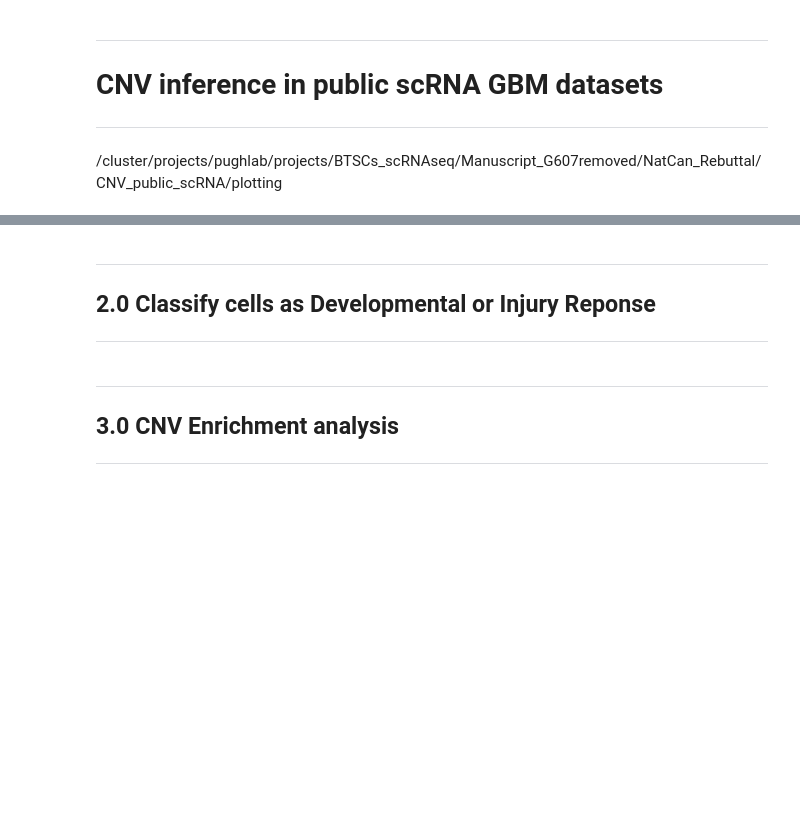
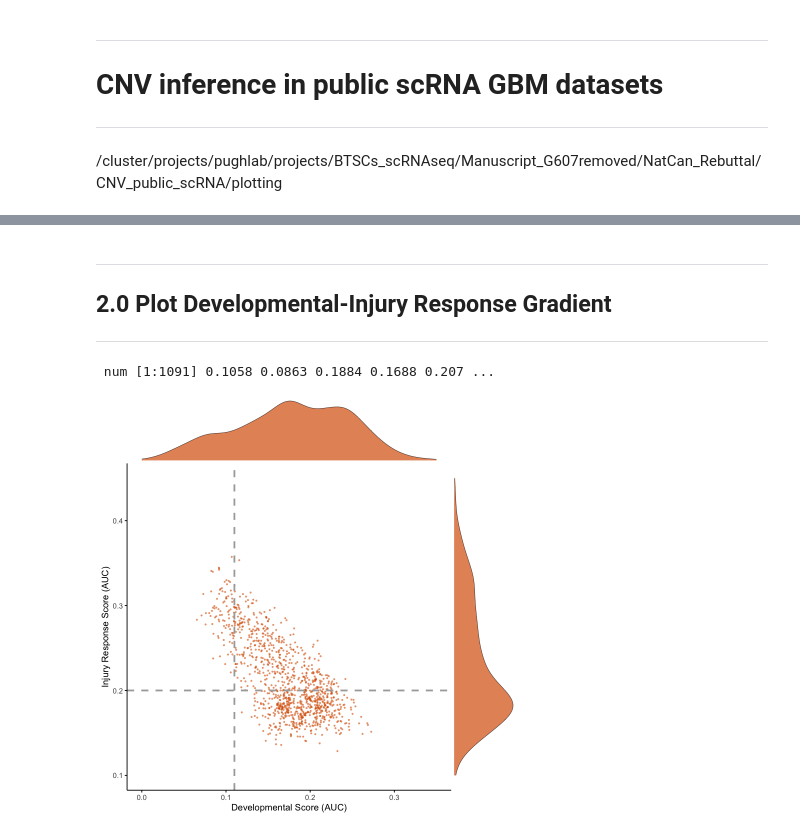
Before and after one commit to pughlab/su2c-gsc-scrna, a Jupyter notebook: bin/NatCan_Rebuttal_June2020/CNV_public_scRNA_plotting.ipynb, the cells around one changed output, grey strips where cells are left out. Drawn from its saved outputs; the diff is of its cells as text; code cells hidden in the pictures; blank space fills up the shorter version.

```diff
--- a/bin/NatCan_Rebuttal_June2020/CNV_public_scRNA_plotting.ipynb
+++ b/bin/NatCan_Rebuttal_June2020/CNV_public_scRNA_plotting.ipynb
@@ -17,8 +272,4 @@ cnv.dat <-
 # %% [markdown]
 ---
-## 2.0 Classify cells as Developmental or Injury Reponse
+## 2.0 Plot Developmental-Injury Response Gradient
 ---
-# %% [markdown]
----
-## 3.0 CNV Enrichment analysis
----
@@ -24,0 +278,34 @@ cnv.dat <-
+# %%
+darmanis <- readRDS("./Darmanis/Darmanis_AUCell_Scores.rds")
+neftel <- readRDS("./Neftel/Neftel_AUCell_Scores.rds")
+combo.dat <- readRDS("~/Desktop/H4H/pughlab/projects/BTSCs_scRNAseq/Manuscript_G607removed/NatCan_Rebuttal/Nuclei_rescore/GSC_GBM_NuclieLive_Meta.rds")
+# %%
+str(darmanis$Developmental_GSC_AUC)
+# %% [output]
+ num [1:1091] 0.1058 0.0863 0.1884 0.1688 0.207 ...
+# %%
+d <- ggscatterhist(darmanis,
+              x = "Developmental_GSC_AUC",
+              y = "InjuryResponse_GSC_AUC",
+              #palette = brewer.pal(length(unique(darmanis$PatientID)), "Dark2"),
+              color = brewer.pal(length(unique(darmanis$PatientID)), "Dark2")[2],
+              size = 0.5,
+              alpha = 0.5,
+              xlab = "Developmental Score (AUC)",
+              ylab = "Injury Response Score (AUC)",
+              #ellipse = TRUE,
+              #ellipse.type = "confidence",
+              margin.params = list(fill = brewer.pal(length(unique(darmanis$PatientID)), "Dark2")[2], color = "black", size = 0.2),
+              ggtheme = theme_classic(),
+              #ellipse.alpha = 0
+            ylim = c(0.1,0.45),
+              xlim = c(0,0.35),
+             print = F
+             )
+
+d$sp <- d$sp +
+geom_hline(yintercept = 0.2, linetype = "dashed", lwd = 1, color = "darkgrey") +
+geom_vline(xintercept = 0.11, linetype = "dashed", lwd = 1, color = "darkgrey")
+d
+# %% [output]
+[figure, added]
```
Also changed, not shown: parts of 35 cells of this notebook.
